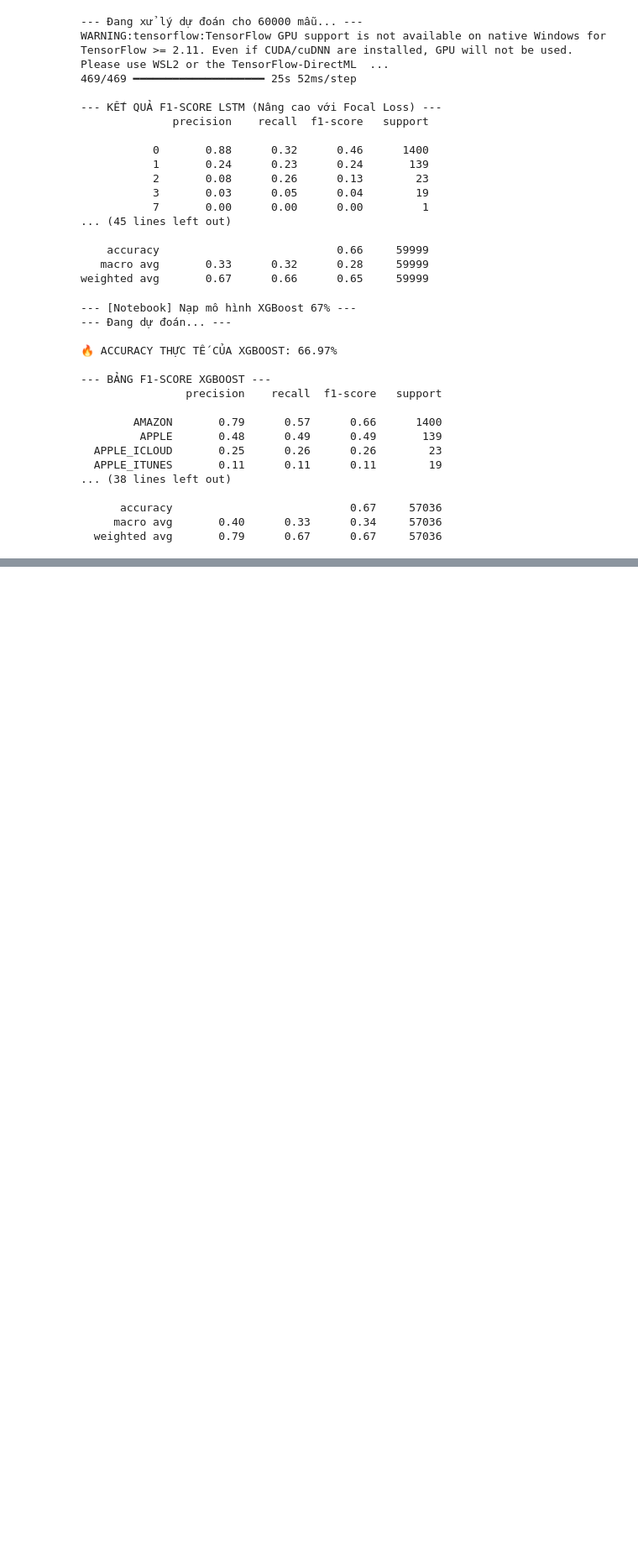
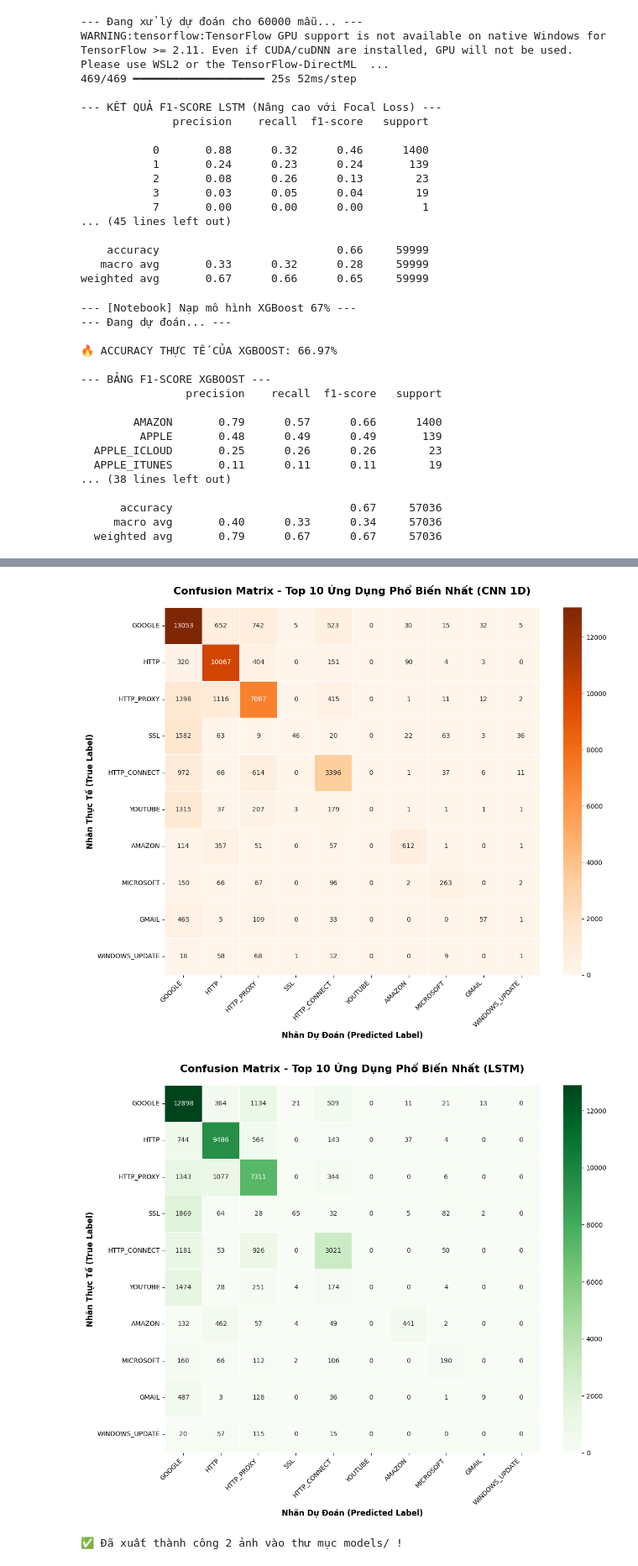
Before and after one commit to bmanh812/Network-Traffic-Classification, a Jupyter notebook: notebooks/Notebook.ipynb, the cells around one changed output, grey strips where cells are left out. Shown at 84% size. Cells and saved outputs as stored; diff of their text form; code cells hidden in the pictures; blank space fills up the shorter version.

```diff
--- a/notebooks/Notebook.ipynb
+++ b/notebooks/Notebook.ipynb
@@ -277,0 +344,53 @@ ModuleNotFoundError: No module named 'src'
+# %%
+from tensorflow.keras.models import load_model
+import matplotlib.pyplot as plt
+import seaborn as sns
+from sklearn.metrics import confusion_matrix
+import numpy as np
+import pandas as pd
+
+print("⏳ Đang nạp mô hình CNN và LSTM...")
+# Nạp model và bỏ qua cấu trúc compile để tránh lỗi
+model_cnn = load_model('../models/best_cnn_model.h5', compile=False)
+model_lstm = load_model('../models/best_lstm_model.h5', compile=False)
+
+print("⏳ Đang định dạng lại dữ liệu thành 3D (Samples, Features, 1)...")
+X_test_3d = np.expand_dims(X_test_s, axis=2)
+
+print("⏳ Đang chạy dự đoán (sẽ mất khoảng 1-2 phút tùy máy)...")
+# Mạng Nơ-ron trả về xác suất, nên phải dùng argmax để lấy ra nhãn dự đoán cuối cùng
+y_pred_cnn = np.argmax(model_cnn.predict(X_test_3d), axis=1)
+y_pred_lstm = np.argmax(model_lstm.predict(X_test_3d), axis=1)
+
+# Lấy lại Top 10 nhãn phổ biến đã tính ở ô trước
+top_10_labels = pd.Series(y_test).value_counts().head(10).index.tolist()
+top_10_names = [str(le_final.classes_[int(i)]) for i in top_10_labels]
+
+# --- VẼ MA TRẬN CHO CNN ---
+cm_cnn = confusion_matrix(y_test, y_pred_cnn, labels=top_10_labels)
+plt.figure(figsize=(12, 10))
+sns.heatmap(cm_cnn, annot=True, fmt='d', cmap='Oranges',
+            xticklabels=top_10_names, yticklabels=top_10_names, linewidths=.5)
+plt.title('Confusion Matrix - Top 10 Ứng Dụng Phổ Biến Nhất (CNN 1D)', fontsize=16, fontweight='bold', pad=20)
+plt.ylabel('Nhãn Thực Tế (True Label)', fontsize=12, fontweight='bold')
+plt.xlabel('Nhãn Dự Đoán (Predicted Label)', fontsize=12, fontweight='bold')
+plt.xticks(rotation=45, ha='right')
+plt.tight_layout()
+plt.savefig('../models/confusion_matrix_cnn.png', dpi=300)
+plt.show()
+
+# --- VẼ MA TRẬN CHO LSTM ---
+cm_lstm = confusion_matrix(y_test, y_pred_lstm, labels=top_10_labels)
+plt.figure(figsize=(12, 10))
+sns.heatmap(cm_lstm, annot=True, fmt='d', cmap='Greens',
+            xticklabels=top_10_names, yticklabels=top_10_names, linewidths=.5)
+plt.title('Confusion Matrix - Top 10 Ứng Dụng Phổ Biến Nhất (LSTM)', fontsize=16, fontweight='bold', pad=20)
+plt.ylabel('Nhãn Thực Tế (True Label)', fontsize=12, fontweight='bold')
+plt.xlabel('Nhãn Dự Đoán (Predicted Label)', fontsize=12, fontweight='bold')
+plt.xticks(rotation=45, ha='right')
+plt.tight_layout()
+plt.savefig('../models/confusion_matrix_lstm.png', dpi=300)
+plt.show()
+
+print("✅ Đã xuất thành công 2 ảnh vào thư mục models/ !")
+# %% [output]
@@ -277,0 +403,3 @@ ModuleNotFoundError: No module named 'src'
+[figure, added]
+[figure, added]
+✅ Đã xuất thành công 2 ảnh vào thư mục models/ !
```
Also changed, not shown: parts of 3 cells of this notebook, 4 other files.
